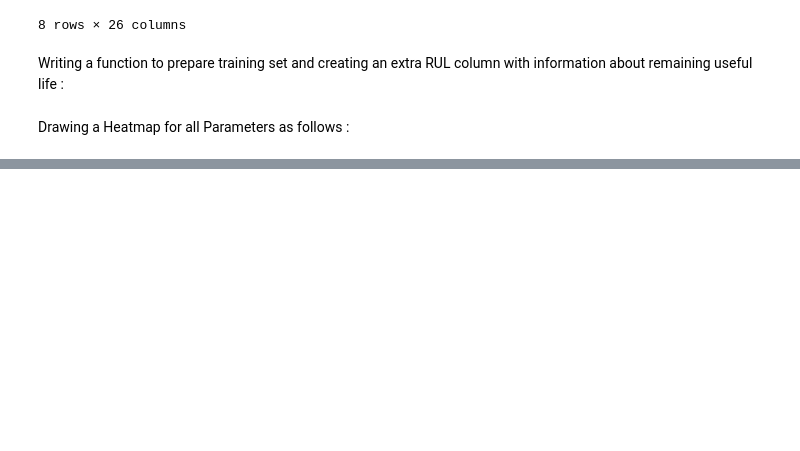
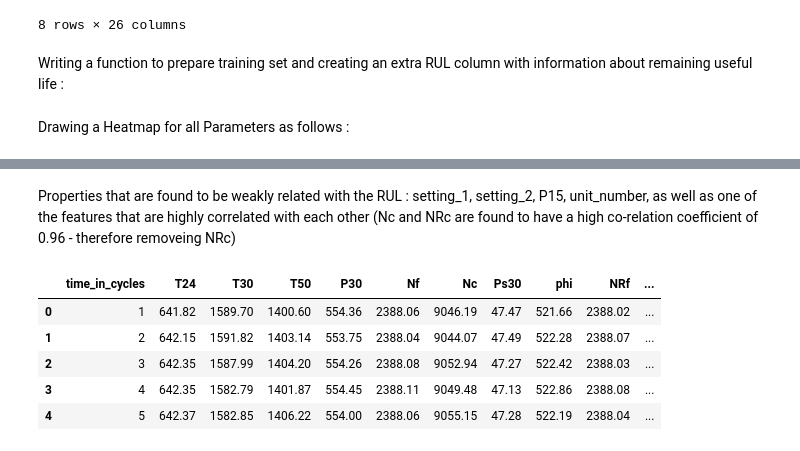
Before and after one commit to y4shb/prognostics_thesis, a Jupyter notebook: prognostics_load_data.ipynb, the cells around one changed output, grey strips where cells are left out. Cells and saved outputs as stored; diff of their text form; code cells hidden in the pictures; blank space fills up the shorter version.

```diff
--- a/prognostics_load_data.ipynb
+++ b/prognostics_load_data.ipynb
@@ -148,0 +172,13 @@ plt.show()
+# %% [markdown]
+Properties that are found to be weakly related with the RUL : setting_1, setting_2, P15, unit_number, as well as one of the features that are highly correlated with each other (Nc and NRc are found to have a high co-relation coefficient of 0.96 - therefore removeing NRc)
+# %%
+unit_number = pd.DataFrame(df["unit_number"])
+train_df = df.drop(columns = ['unit_number', 'setting_1', 'setting_2', 'P15', 'NRc'])
+train_df.head()
+# %% [output]
+|  | time_in_cycles | T24 | T30 | T50 | P30 | Nf | Nc | Ps30 | phi | NRf | ... |
+| 0 | 1 | 641.82 | 1589.70 | 1400.60 | 554.36 | 2388.06 | 9046.19 | 47.47 | 521.66 | 2388.02 | ... |
+| 1 | 2 | 642.15 | 1591.82 | 1403.14 | 553.75 | 2388.04 | 9044.07 | 47.49 | 522.28 | 2388.07 | ... |
+| 2 | 3 | 642.35 | 1587.99 | 1404.20 | 554.26 | 2388.08 | 9052.94 | 47.27 | 522.42 | 2388.03 | ... |
+| 3 | 4 | 642.35 | 1582.79 | 1401.87 | 554.45 | 2388.11 | 9049.48 | 47.13 | 522.86 | 2388.08 | ... |
+| 4 | 5 | 642.37 | 1582.85 | 1406.22 | 554.00 | 2388.06 | 9055.15 | 47.28 | 522.19 | 2388.04 | ... |
```
Also changed, not shown: parts of 14 cells of this notebook.
